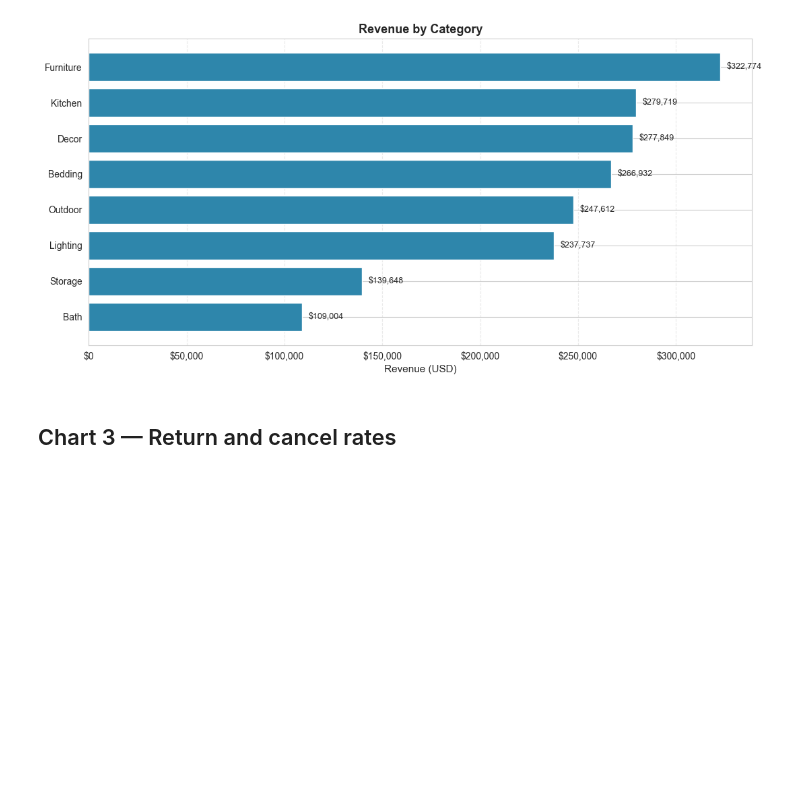
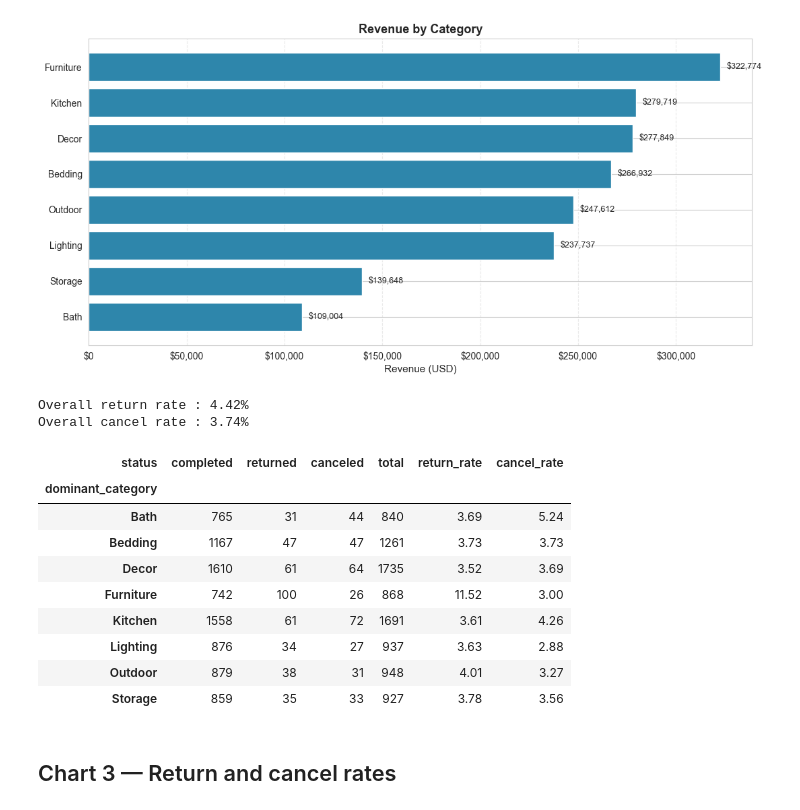
Before and after one commit to VINAY07010/Wayfair-E-commerce-Sales-Analysis, a Jupyter notebook: Notebooks/Sales_Analysis.ipynb, the cells around one changed output. Cells and saved outputs as stored; diff of their text form; code cells hidden in the pictures; blank space fills up the shorter version.

```diff
--- a/Notebooks/Sales_Analysis.ipynb
+++ b/Notebooks/Sales_Analysis.ipynb
@@ -911,6 +942,58 @@ plt.savefig(f"{Charts}/02_category_revenue.png", dpi=150, bbox_inches="tight")
 plt.show()
 # %% [output]
 [figure]
+# %%
+order_cat = (
+    df
+    .groupby(["order_id", "category"])["line_revenue"]
+    .sum()
+    .reset_index()
+)
+
+dominant_cat = (
+    order_cat
+    .sort_values("line_revenue", ascending=False)
+    .drop_duplicates("order_id")
+    .set_index("order_id")["category"]
+)
+
+orders["dominant_category"] = orders["order_id"].map(dominant_cat)
+
+cat_status = (
+    orders
+    .groupby(["dominant_category", "status"])
+    .size()
+    .unstack(fill_value=0)
+)
+
+for col in ["completed", "returned", "canceled"]:
+    if col not in cat_status.columns:
+        cat_status[col] = 0
+
+cat_status["total"]       = cat_status[["completed", "returned", "canceled"]].sum(axis=1)
+cat_status["return_rate"] = (cat_status["returned"] / cat_status["total"] * 100).round(2)
+cat_status["cancel_rate"] = (cat_status["canceled"] / cat_status["total"] * 100).round(2)
+
+overall_ret = orders[orders["status"] == "returned"].shape[0] / orders.shape[0] * 100
+overall_can = orders[orders["status"] == "canceled"].shape[0] / orders.shape[0] * 100
+
+print(f"Overall return rate : {overall_ret:.2f}%")
+print(f"Overall cancel rate : {overall_can:.2f}%")
+print()
+display(cat_status[["completed", "returned", "canceled", "total", "return_rate", "cancel_rate"]])
+# %% [output]
+Overall return rate : 4.42%
+Overall cancel rate : 3.74%
+| status | completed | returned | canceled | total | return_rate | cancel_rate |
+| dominant_category |  |  |  |  |  |  |
+| Bath | 765 | 31 | 44 | 840 | 3.69 | 5.24 |
+| Bedding | 1167 | 47 | 47 | 1261 | 3.73 | 3.73 |
+| Decor | 1610 | 61 | 64 | 1735 | 3.52 | 3.69 |
+| Furniture | 742 | 100 | 26 | 868 | 11.52 | 3.00 |
+| Kitchen | 1558 | 61 | 72 | 1691 | 3.61 | 4.26 |
+| Lighting | 876 | 34 | 27 | 937 | 3.63 | 2.88 |
+| Outdoor | 879 | 38 | 31 | 948 | 4.01 | 3.27 |
+| Storage | 859 | 35 | 33 | 927 | 3.78 | 3.56 |
 # %% [markdown]
 ## Chart 3 — Return and cancel rates
 # %%
```
Also changed, not shown: parts of 9 cells of this notebook, 3 other files.
